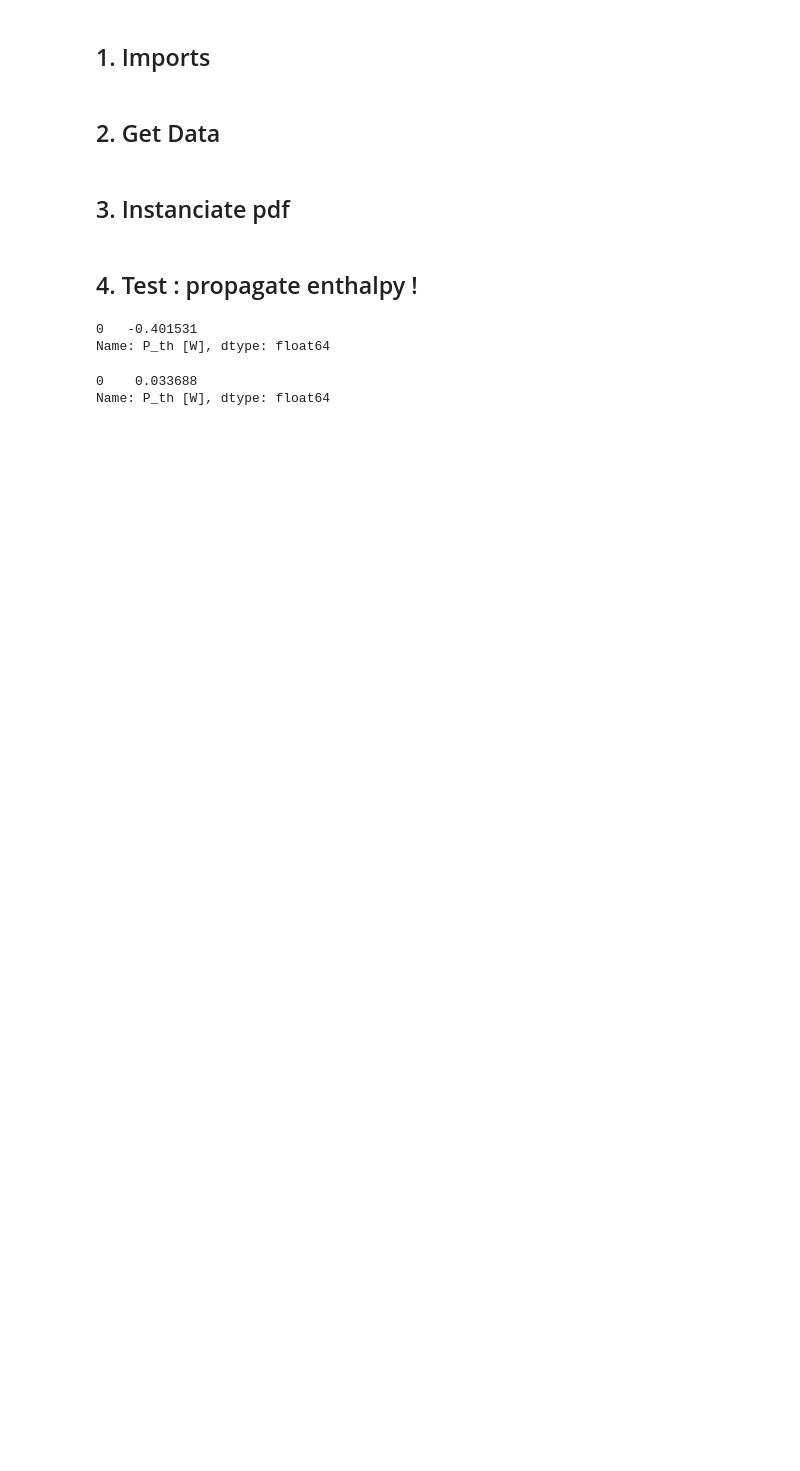
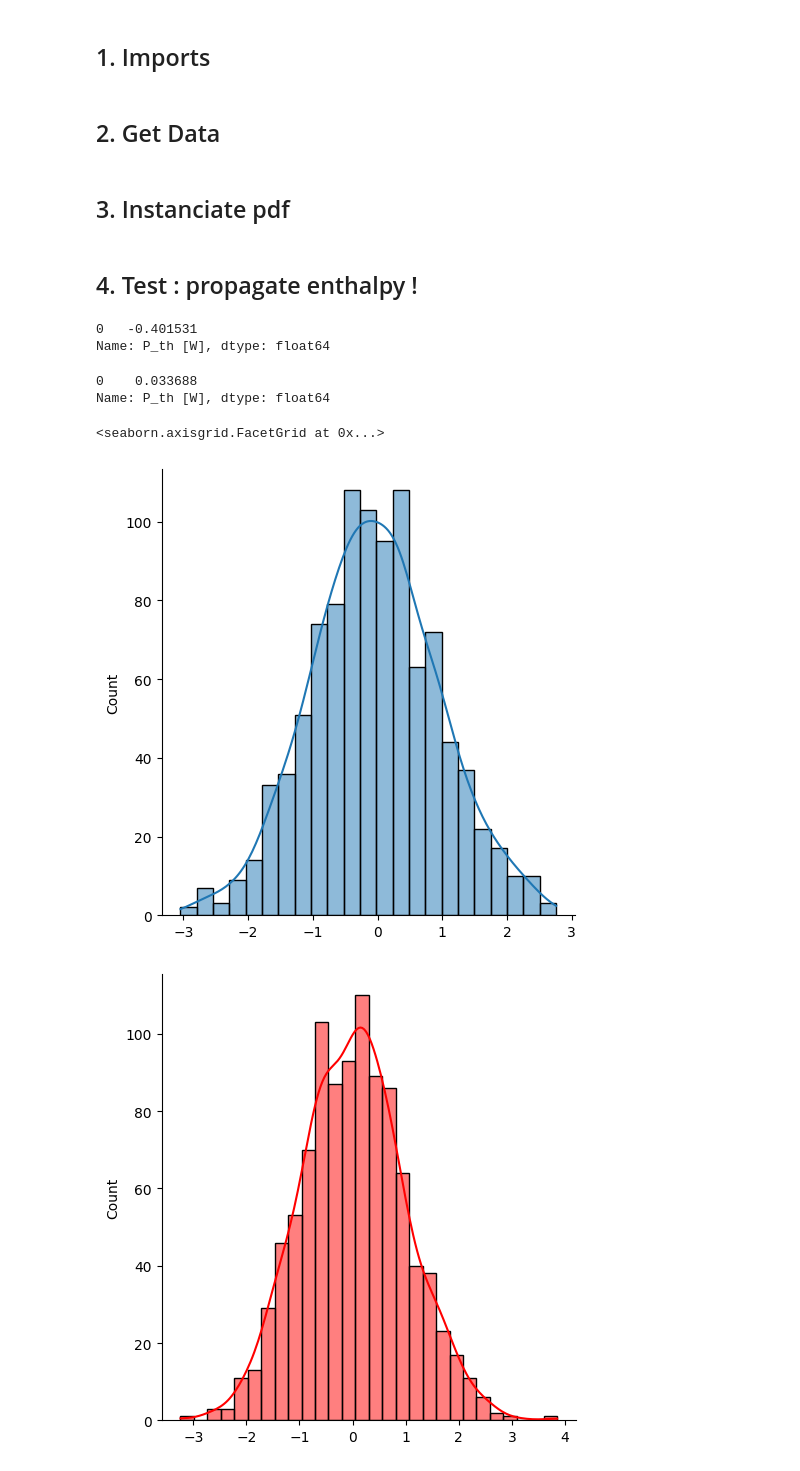
Before and after one commit to YbrtGAK/MonteCarlo, a Jupyter notebook: pdf_class_test.ipynb, the cells around one changed output. Saved outputs shown, nothing was run; the diff lists cells and outputs as text; code cells hidden in the pictures; blank space fills up the shorter version.

```diff
--- a/pdf_class_test.ipynb
+++ b/pdf_class_test.ipynb
@@ -44,3 +44,37 @@ pdf.udf['P_th [W]']
 # %% [output]
 0    0.033688
 Name: P_th [W], dtype: float64
+# %%
+import numpy as np
+import seaborn as sns
+
+#make this example reproducible
+np.random.seed(0)
+
+#create data
+x = np.random.normal(size=1000)
+
+#create normal distribution curve
+sns.displot(x, kde=True).set_titles('Variable 1')
+
+#make this example reproducible
+np.random.seed(42)
+
+#create data
+x = np.random.normal(size=1000)
+
+#create normal distribution curve
+sns.displot(x, kde=True,color='r').set_titles('Variable 2')
+
+#make this example reproducible
+np.random.seed(7)
+
+#create data
+x = np.random.normal(size=1000)
+
+#create normal distribution curve
+sns.displot(x, kde=True,color='purple').set_titles('Variable 2')
+# %% [output]
+<seaborn.axisgrid.FacetGrid at 0x...>
+[figure, added]
+[figure, added]
```
Also changed, not shown: parts of 1 cell of this notebook, 2 other files.
